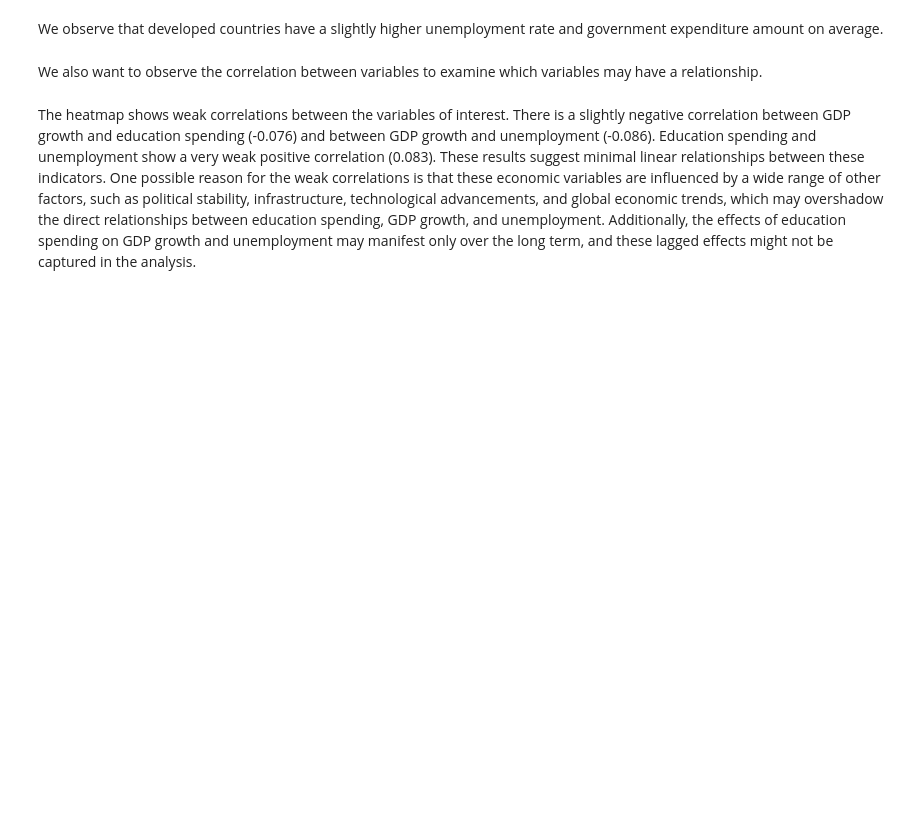
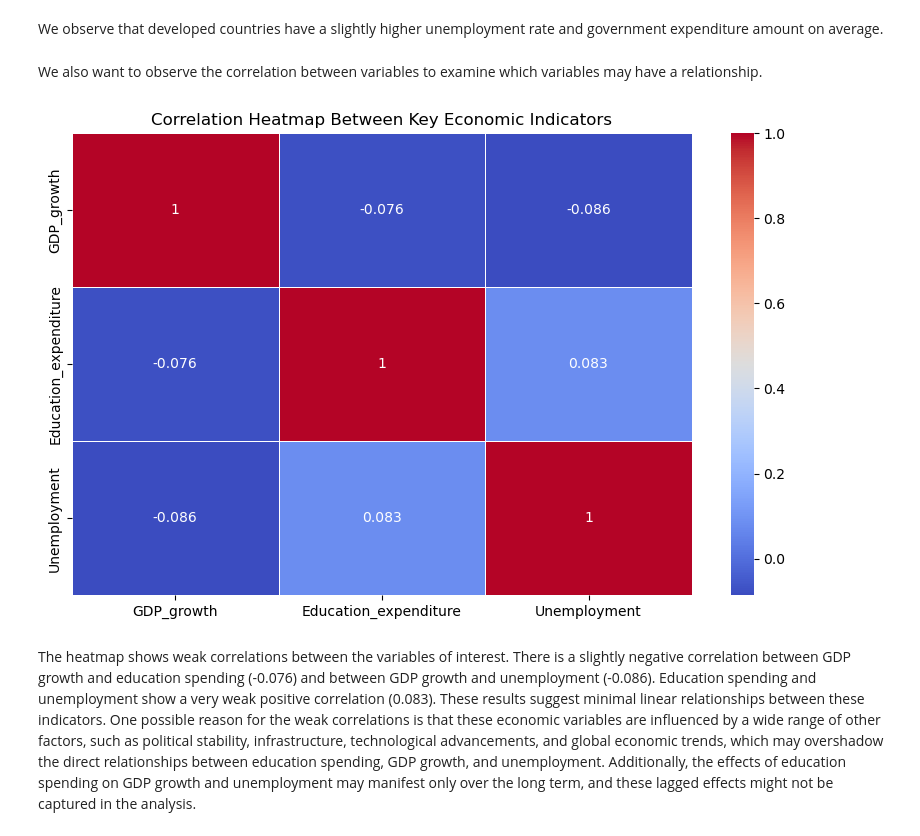
Before and after one commit to Matty67889/info-2950-project, a Jupyter notebook: phase4_new.ipynb, the cells around one changed output. Cells and saved outputs as stored; diff of their text form; code cells hidden in the pictures; blank space fills up the shorter version.

```diff
--- a/phase4_new.ipynb
+++ b/phase4_new.ipynb
@@ -280,12 +319,16 @@ We observe that developed countries have a slightly higher unemployment rate and
 We also want to observe the correlation between variables to examine which variables may have a relationship.
 # %%
 # Compute Correlation Matrix
-correlation_matrix = data[["GDP_growth", "Education_expenditure", "Unemployment"]].corr()
+correlation_matrix = data[["GDP_growth", "Education_expenditure",
+                           "Unemployment"]].corr()
 
 plt.figure(figsize=(10, 6))
-sns.heatmap(correlation_matrix, annot=True, cmap="coolwarm", linewidths=0.5)
+sns.heatmap(correlation_matrix, annot=True, cmap="coolwarm",
+            linewidths=0.5)
 plt.title("Correlation Heatmap Between Key Economic Indicators")
 plt.show()
+# %% [output]
+[figure, added]
 # %% [markdown]
 The heatmap shows weak correlations between the variables of interest. There is a slightly negative correlation between GDP growth and education spending (-0.076) and between GDP growth and unemployment (-0.086). Education spending and unemployment show a very weak positive correlation (0.083). These results suggest minimal linear relationships between these indicators. One possible reason for the weak correlations is that these economic variables are influenced by a wide range of other factors, such as political stability, infrastructure, technological advancements, and global economic trends, which may overshadow the direct relationships between education spending, GDP growth, and unemployment. Additionally, the effects of education spending on GDP growth and unemployment may manifest only over the long term, and these lagged effects might not be captured in the analysis.
 # %% [markdown]
```
Also changed, not shown: parts of 19 cells of this notebook.
